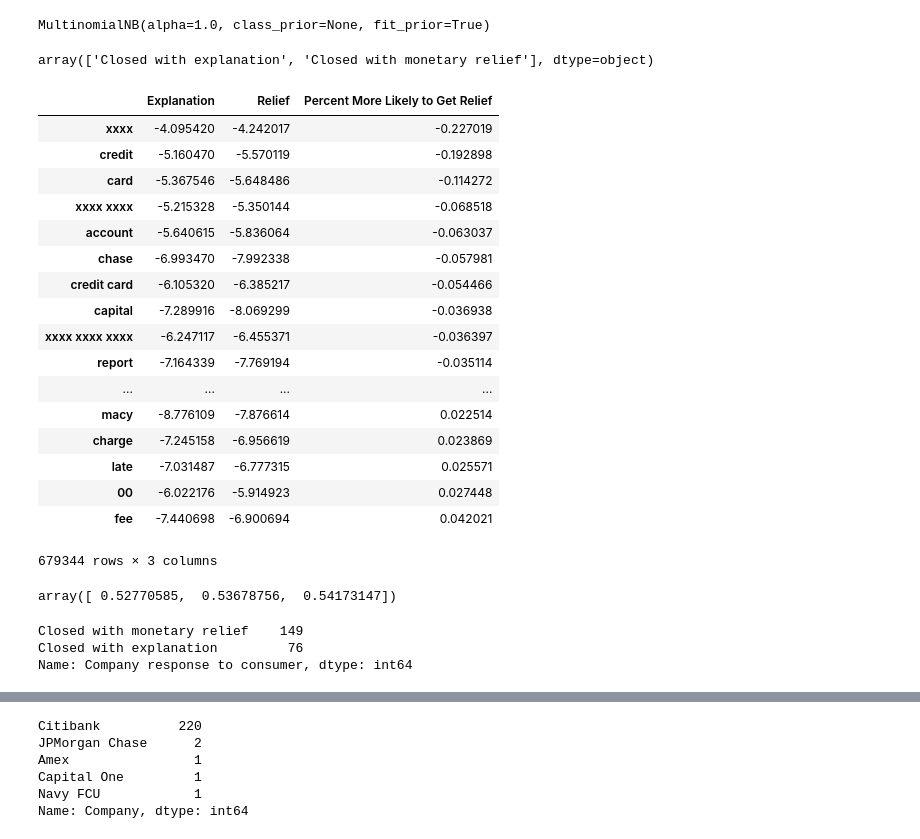
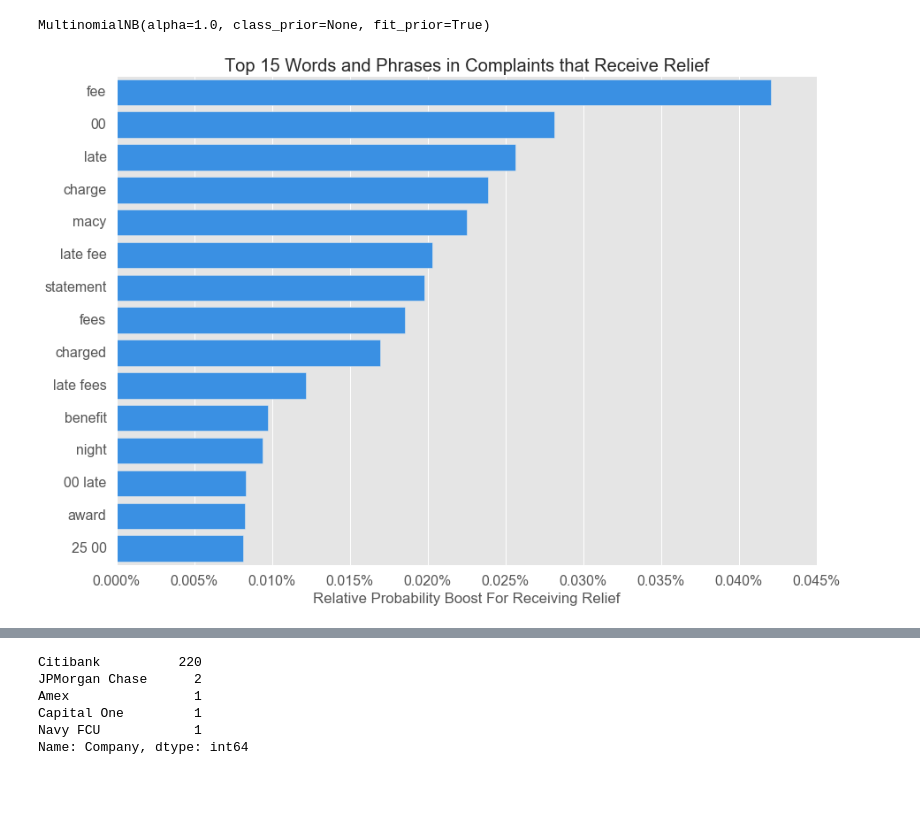
Before and after one commit to HipHoff/HipHoff, a Jupyter notebook: CFPB Complaints/Munging and Analysis.ipynb, the cells around one changed output, grey strips where cells are left out. Saved outputs shown, nothing was run; the diff lists cells and outputs as text; code cells hidden in the pictures; blank space fills up the shorter version.

Commit message:
Initial burst of charts + refactoring

```diff
--- a/CFPB Complaints/Munging and Analysis.ipynb
+++ b/CFPB Complaints/Munging and Analysis.ipynb
@@ -61,7 +56,9 @@ credit_card_df = df[df['Product'] == 'Credit card']
+# %%
+# Use Naive Bayes to predict whether a complaint about credit cards will receive relief (given the complaint text)
+
+credit_card_df = df[df['Product'] == 'Credit card'].copy()
+complaints = credit_card_df['Consumer complaint narrative'].values
 # %%
-complaints = naive_bayes_df['Consumer complaint narrative'].values
-
 vect = CountVectorizer(ngram_range=(1,3), stop_words='english')
-X = vect.fit_transform(complaints)
-X_old = X
+X_words = vect.fit_transform(complaints)
 words = vect.get_feature_names()
@@ -72,42 +65,23 @@ y = enc.fit_transform(y)
+# %%
+y = [int(x) for x in credit_card_df['Relief Indicator'].values]
 # %%
 clf = MultinomialNB()
-clf.fit(X,y)
+clf.fit(X_words,y)
 # %% [output]
 MultinomialNB(alpha=1.0, class_prior=None, fit_prior=True)
-# %%
-#Confirming that column names in next line match what they are
-
-enc.inverse_transform([0,1])
-# %% [output]
-array(['Closed with explanation', 'Closed with monetary relief'], dtype=object)
 # %%
-likelihood_df = pd.DataFrame(clf.feature_log_prob_.transpose(),columns=['Explanation', 'Relief'], index=words)
+likelihood_df = pd.DataFrame(clf.feature_log_prob_.transpose(),columns=['NoRelief', 'Relief'], index=words)
 
-likelihood_df['Percent More Likely to Get Relief'] = likelihood_df.eval('100 * (exp(Relief) - exp(Explanation))')
+# Undo log of probabilities and take difference to look at relative probability differences
+likelihood_df['Percent More Likely to Get Relief'] = likelihood_df.eval('100 * (exp(Relief) - exp(NoRelief))')
+top_15_series = likelihood_df['Percent More Likely to Get Relief'].sort_values(ascending=False).ix[:15]
 
-likelihood_df.sort_values('Percent More Likely to Get Relief')
+with plt.style.context('ggplot'):
+    sns.barplot(y=top_15_series.index, x=top_15_series, color='DodgerBlue')
+    plt.ylabel('')
+    plt.xlabel('Relative Probability Boost For Receiving Relief')
+    plt.title('Top 15 Words and Phrases in Complaints that Receive Relief')
+    plt.gca().xaxis.set_major_formatter(mpl.ticker.FormatStrFormatter('%.3f%%'))
+    output_figure('top_15_words')
 # %% [output]
-|  | Explanation | Relief | Percent More Likely to Get Relief |
-| xxxx | -4.095420 | -4.242017 | -0.227019 |
-| credit | -5.160470 | -5.570119 | -0.192898 |
-| card | -5.367546 | -5.648486 | -0.114272 |
-| xxxx xxxx | -5.215328 | -5.350144 | -0.068518 |
-| account | -5.640615 | -5.836064 | -0.063037 |
-| chase | -6.993470 | -7.992338 | -0.057981 |
-| credit card | -6.105320 | -6.385217 | -0.054466 |
-| capital | -7.289916 | -8.069299 | -0.036938 |
-| xxxx xxxx xxxx | -6.247117 | -6.455371 | -0.036397 |
-| report | -7.164339 | -7.769194 | -0.035114 |
-| ... | ... | ... | ... |
-| macy | -8.776109 | -7.876614 | 0.022514 |
-| charge | -7.245158 | -6.956619 | 0.023869 |
-| late | -7.031487 | -6.777315 | 0.025571 |
-| 00 | -6.022176 | -5.914923 | 0.027448 |
-| fee | -7.440698 | -6.900694 | 0.042021 |
-679344 rows × 3 columns
+[figure, added]
-# %%
-#Setting a baseline
-
-cross_val_score(DummyClassifier(),X,y,n_jobs=-1)
-# %% [output]
-array([ 0.52770585,  0.53678756,  0.54173147])
@@ -118,6 +87,0 @@ macys_df = naive_bayes_df.loc[['macy' in y for y in [x.lower() for x in complain
-# %%
-macys_df['Company response to consumer'].value_counts()
-# %% [output]
-Closed with monetary relief    149
-Closed with explanation         76
-Name: Company response to consumer, dtype: int64
```
Also changed, not shown: parts of 37 cells of this notebook, 6 other files.
